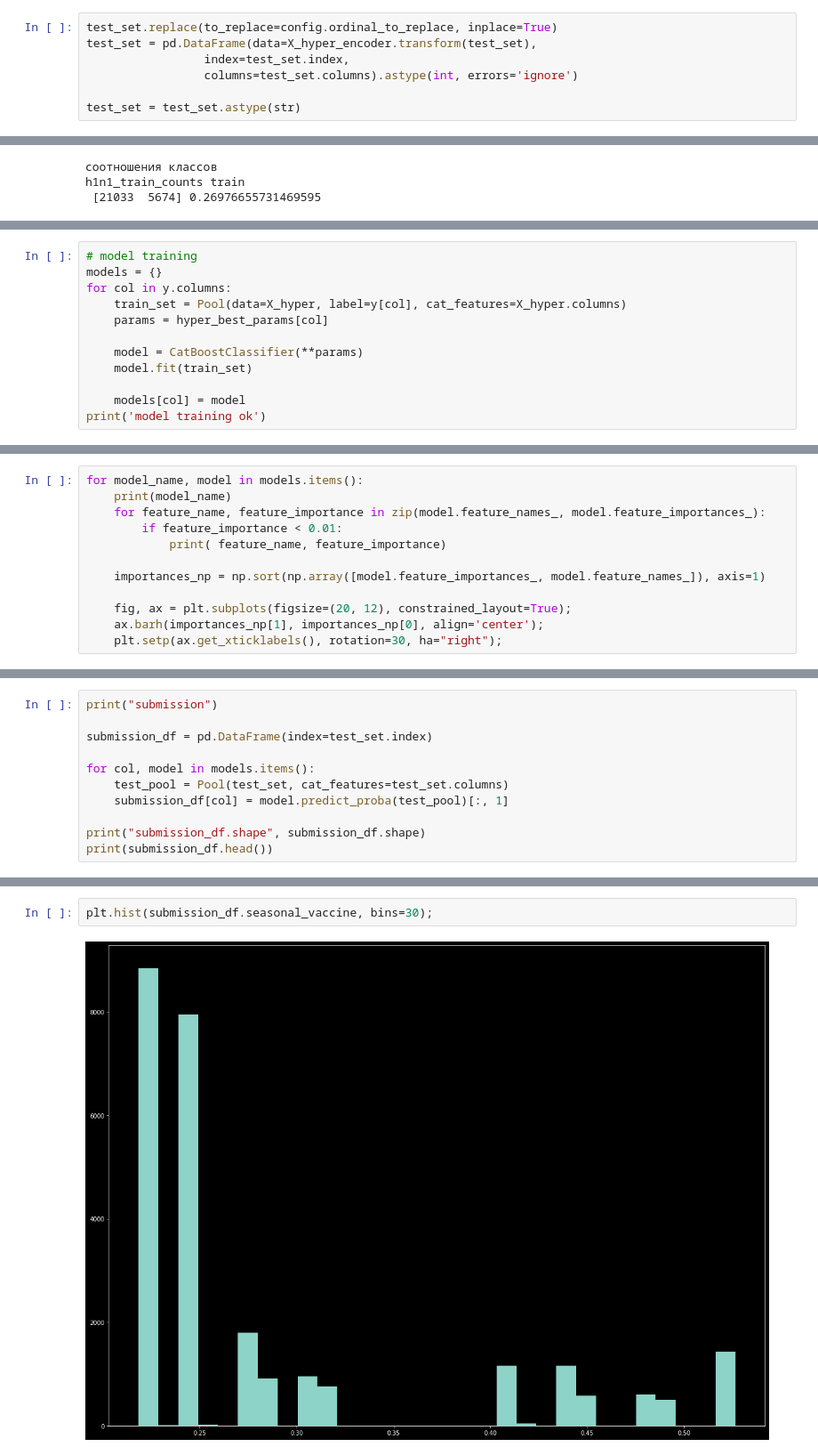
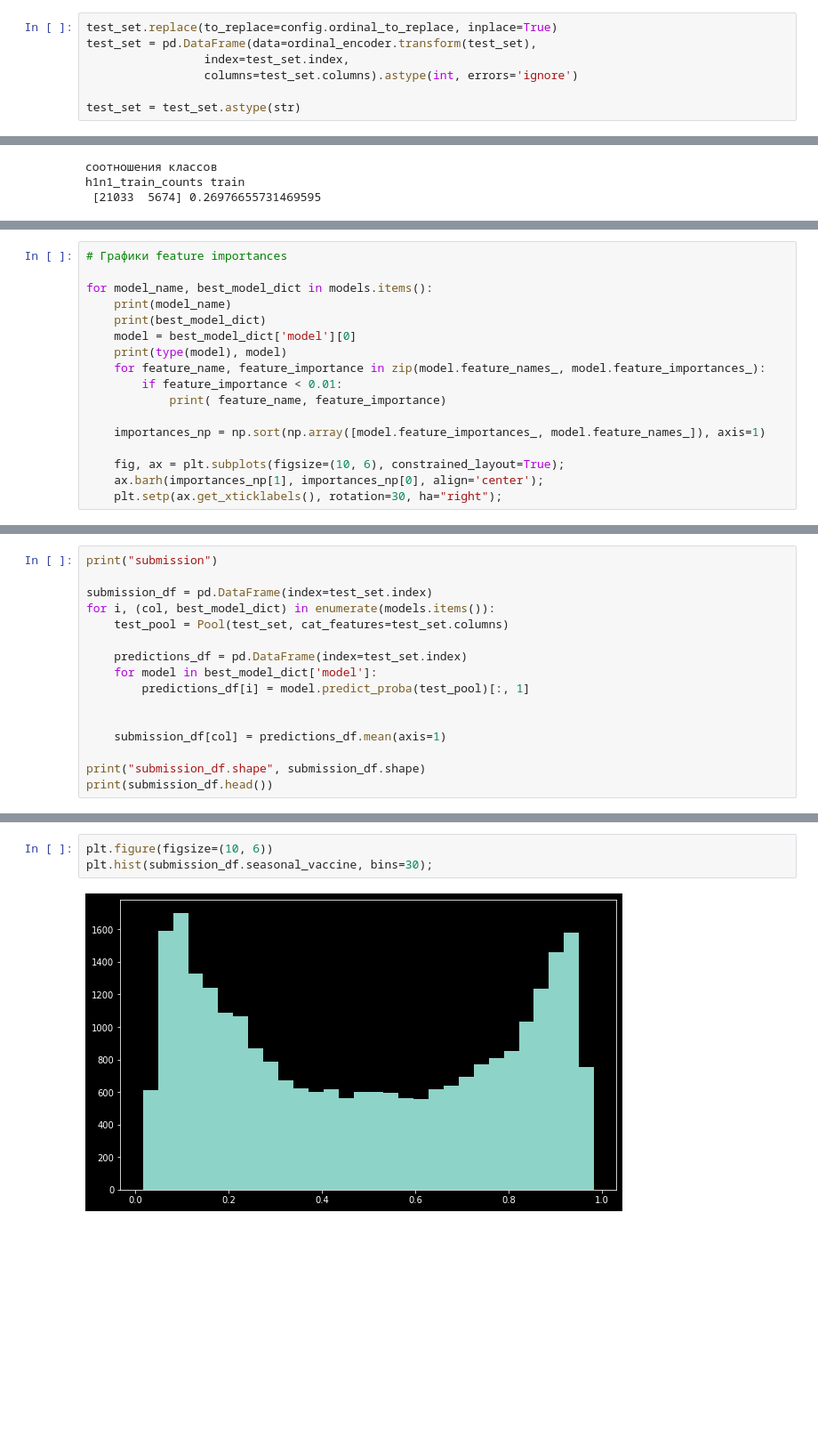
Before and after one commit to SergeyBridge/flu_vaccine_challenge, a Jupyter notebook: drivendata_flu_shot/baseline1.ipynb, the cells around one changed output, grey strips where cells are left out. Shown: that part at 89% size. Saved outputs shown, nothing was run; the diff lists cells and outputs as text; blank space fills up the shorter version.

```diff
--- a/drivendata_flu_shot/baseline1.ipynb
+++ b/drivendata_flu_shot/baseline1.ipynb
@@ -106,7 +111,7 @@ X_test = X_test.astype(dtype=str)
 # print('есть ли после трансформации OrdinalEncoder значения не int', any(X_test.dtypes != int))
 # %%
 test_set.replace(to_replace=config.ordinal_to_replace, inplace=True)
-test_set = pd.DataFrame(data=X_hyper_encoder.transform(test_set),
+test_set = pd.DataFrame(data=ordinal_encoder.transform(test_set),
                  index=test_set.index,
                  columns=test_set.columns).astype(int, errors='ignore')
 
@@ -224,12 +363,0 @@ Wall time: 46.4 s
-# %%
-# model training
-models = {}
-for col in y.columns:
-    train_set = Pool(data=X_hyper, label=y[col], cat_features=X_hyper.columns)
-    params = hyper_best_params[col]
-
-    model = CatBoostClassifier(**params)
-    model.fit(train_set)
-
-    models[col] = model
-print('model training ok')
@@ -242,13 +364,18 @@ model training ok
 # %%
-for model_name, model in models.items():
+# Графики feature importances
+
+for model_name, best_model_dict in models.items():
     print(model_name)
+    print(best_model_dict)
+    model = best_model_dict['model'][0]
+    print(type(model), model)
     for feature_name, feature_importance in zip(model.feature_names_, model.feature_importances_):
         if feature_importance < 0.01:
             print( feature_name, feature_importance)
 
     importances_np = np.sort(np.array([model.feature_importances_, model.feature_names_]), axis=1)
 
-    fig, ax = plt.subplots(figsize=(20, 12), constrained_layout=True);
+    fig, ax = plt.subplots(figsize=(10, 6), constrained_layout=True);
     ax.barh(importances_np[1], importances_np[0], align='center');
     plt.setp(ax.get_xticklabels(), rotation=30, ha="right");
 # %% [output]
@@ -275,10 +391,15 @@ behavioral_face_mask 0.007453482187044839
 print("submission")
 
 submission_df = pd.DataFrame(index=test_set.index)
+for i, (col, best_model_dict) in enumerate(models.items()):
+    test_pool = Pool(test_set, cat_features=test_set.columns)
 
-for col, model in models.items():
-    test_pool = Pool(test_set, cat_features=test_set.columns)
-    submission_df[col] = model.predict_proba(test_pool)[:, 1]
+    predictions_df = pd.DataFrame(index=test_set.index)
+    for model in best_model_dict['model']:
+        predictions_df[i] = model.predict_proba(test_pool)[:, 1]
+
+
+    submission_df[col] = predictions_df.mean(axis=1)
 
 print("submission_df.shape", submission_df.shape)
 print(submission_df.head())
@@ -307,5 +421,6 @@ plt.hist(submission_df.h1n1_vaccine, bins=30);
 # %%
+plt.figure(figsize=(10, 6))
 plt.hist(submission_df.seasonal_vaccine, bins=30);
 # %% [output]
-[figure, old version]
+[figure, new version]
 # %%
```
Also changed, not shown: parts of 15 cells of this notebook, 1 other file.
